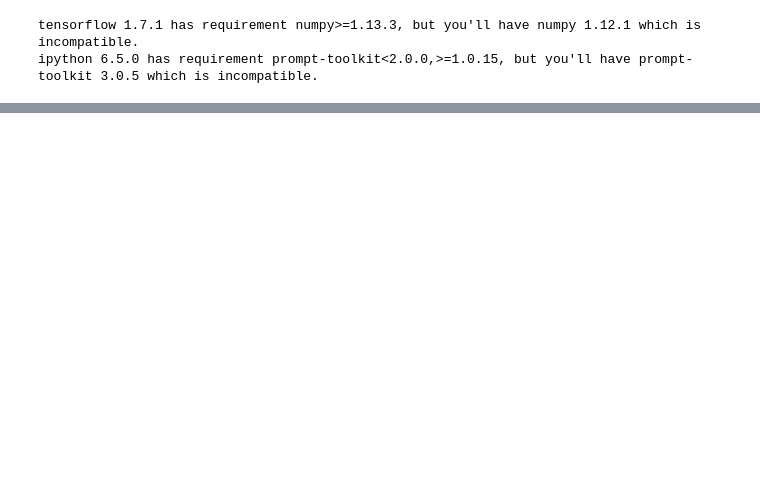
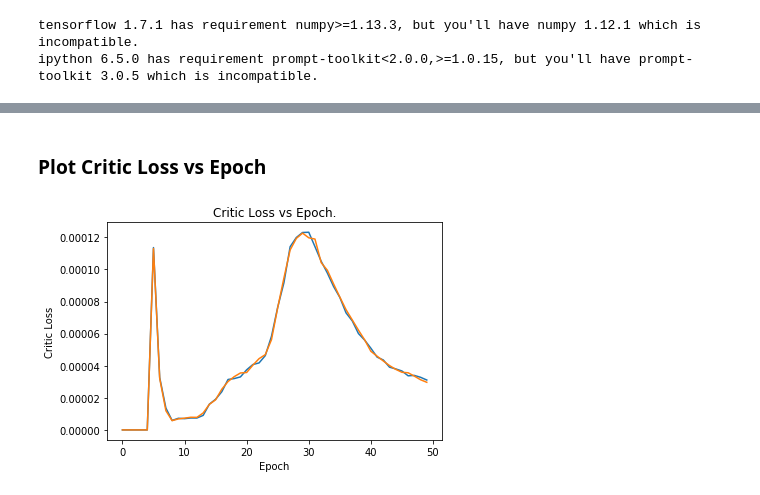
Before and after one commit to nathan-standafer/Reinforcement_Learning_Collaboration_and_Competition_Udacity_Project, a Jupyter notebook: Tennis.ipynb, the cells around one changed output, grey strips where cells are left out. Drawn from its saved outputs; the diff is of its cells as text; code cells hidden in the pictures; blank space fills up the shorter version.

```diff
--- a/Tennis.ipynb
+++ b/Tennis.ipynb
@@ -522,0 +525,11 @@ epoch: 9 - epsilon: 0.100
+# %% [markdown]
+### Plot Critic Loss vs Epoch
+# %%
+plt.plot(critic_losses[0])
+plt.plot(critic_losses[1])
+plt.ylabel('Critic Loss')
+plt.xlabel('Epoch')
+plt.title('Critic Loss vs Epoch.')
+plt.show()
+# %% [output]
+[figure, added]
```
Also changed, not shown: parts of 29 cells of this notebook, 8 other files.
